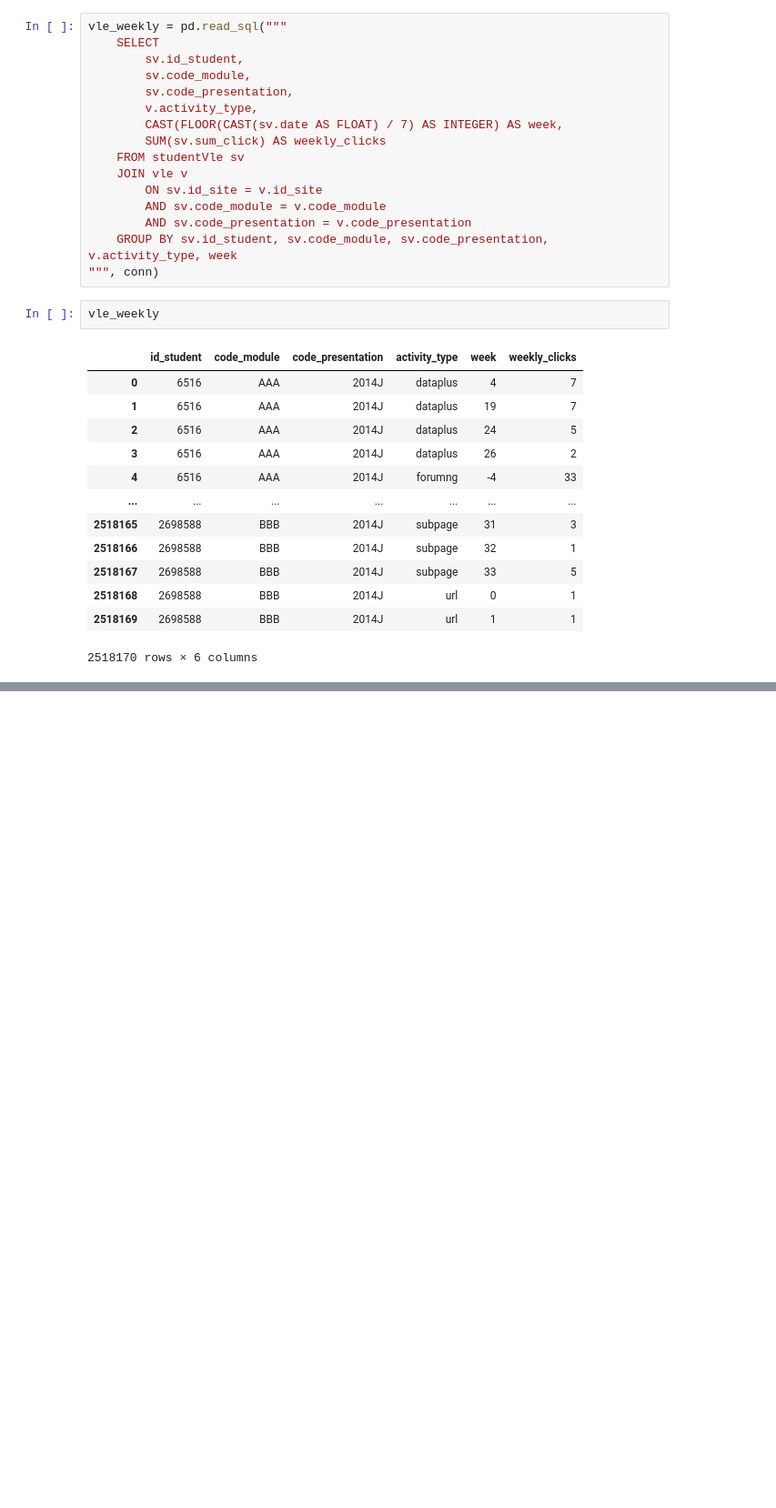
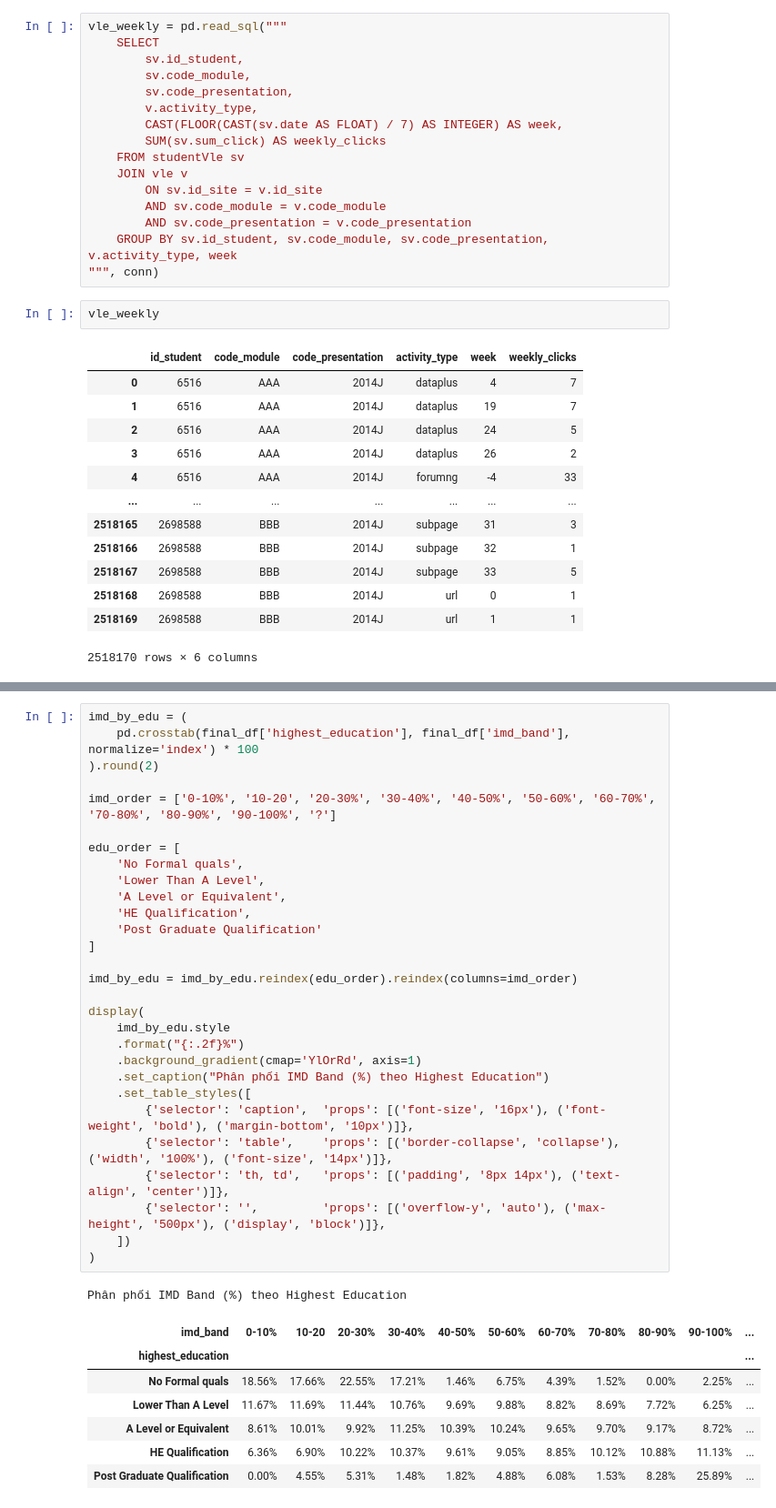
Before and after one commit to thiennguyen37-qn/early-academic-risk-warning, a Jupyter notebook: demo.ipynb, the cells around one changed output, grey strips where cells are left out. Shown at 91% size. Cells and saved outputs as stored; diff of their text form; blank space fills up the shorter version.

```diff
--- a/demo.ipynb
+++ b/demo.ipynb
@@ -440,0 +589,38 @@ vle_weekly           DataFrame             id_student code_<...>2518170 rows x 6
+# %%
+imd_by_edu = (
+    pd.crosstab(final_df['highest_education'], final_df['imd_band'], normalize='index') * 100
+).round(2)
+
+imd_order = ['0-10%', '10-20', '20-30%', '30-40%', '40-50%', '50-60%', '60-70%', '70-80%', '80-90%', '90-100%', '?']
+
+edu_order = [
+    'No Formal quals',
+    'Lower Than A Level',
+    'A Level or Equivalent',
+    'HE Qualification',
+    'Post Graduate Qualification'
+]
+
+imd_by_edu = imd_by_edu.reindex(edu_order).reindex(columns=imd_order)
+
+display(
+    imd_by_edu.style
+    .format("{:.2f}%")
+    .background_gradient(cmap='YlOrRd', axis=1)
+    .set_caption("Phân phối IMD Band (%) theo Highest Education")
+    .set_table_styles([
+        {'selector': 'caption',  'props': [('font-size', '16px'), ('font-weight', 'bold'), ('margin-bottom', '10px')]},
+        {'selector': 'table',    'props': [('border-collapse', 'collapse'), ('width', '100%'), ('font-size', '14px')]},
+        {'selector': 'th, td',   'props': [('padding', '8px 14px'), ('text-align', 'center')]},
+        {'selector': '',         'props': [('overflow-y', 'auto'), ('max-height', '500px'), ('display', 'block')]},
+    ])
+)
+# %% [output]
+Phân phối IMD Band (%) theo Highest Education
+| imd_band | 0-10% | 10-20 | 20-30% | 30-40% | 40-50% | 50-60% | 60-70% | 70-80% | 80-90% | 90-100% | ... |
+| highest_education |  |  |  |  |  |  |  |  |  |  | ... |
+| No Formal quals | 18.56% | 17.66% | 22.55% | 17.21% | 1.46% | 6.75% | 4.39% | 1.52% | 0.00% | 2.25% | ... |
+| Lower Than A Level | 11.67% | 11.69% | 11.44% | 10.76% | 9.69% | 9.88% | 8.82% | 8.69% | 7.72% | 6.25% | ... |
+| A Level or Equivalent | 8.61% | 10.01% | 9.92% | 11.25% | 10.39% | 10.24% | 9.65% | 9.70% | 9.17% | 8.72% | ... |
+| HE Qualification | 6.36% | 6.90% | 10.22% | 10.37% | 9.61% | 9.05% | 8.85% | 10.12% | 10.88% | 11.13% | ... |
+| Post Graduate Qualification | 0.00% | 4.55% | 5.31% | 1.48% | 1.82% | 4.88% | 6.08% | 1.53% | 8.28% | 25.89% | ... |
```
Also changed, not shown: parts of 15 cells of this notebook, 1 other file.
